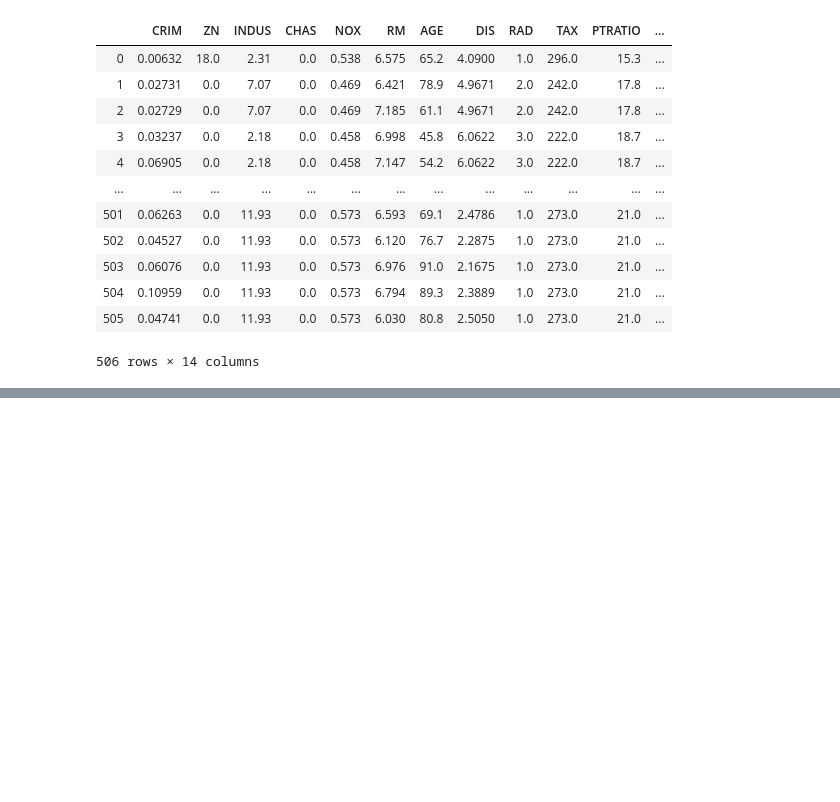
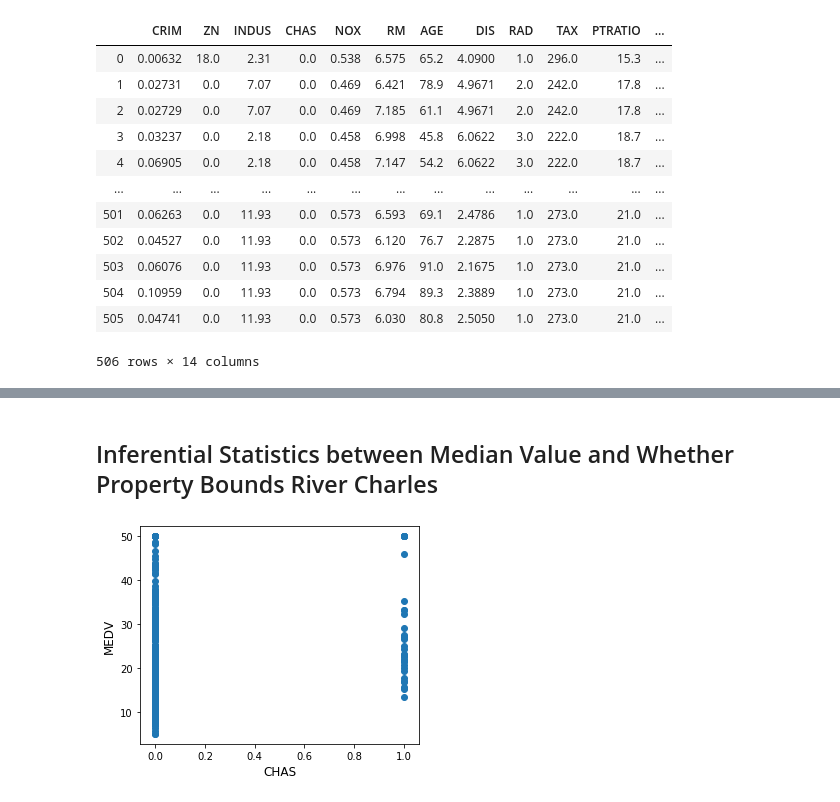
Before and after one commit to grace-burke/Machine-Learning-2019, a Jupyter notebook: BostonDataset.ipynb, the cells around one changed output, grey strips where cells are left out. Saved outputs shown, nothing was run; the diff lists cells and outputs as text; code cells hidden in the pictures; blank space fills up the shorter version.

```diff
--- a/BostonDataset.ipynb
+++ b/BostonDataset.ipynb
@@ -140,0 +180,11 @@ sns.pairplot(Data)
+# %% [markdown]
+## Inferential Statistics between Median Value and Whether Property Bounds River Charles ##
+# %%
+# Plot median value vs. Charles River variable [5]
+plt.figure(figsize=(5, 4))
+plt.scatter(Data["CHAS"], Data["MEDV"])
+plt.ylabel('MEDV', size=12)
+plt.xlabel('CHAS', size=12)
+plt.show()
+# %% [output]
+[figure, added]
```
Also changed, not shown: parts of 16 cells of this notebook.
